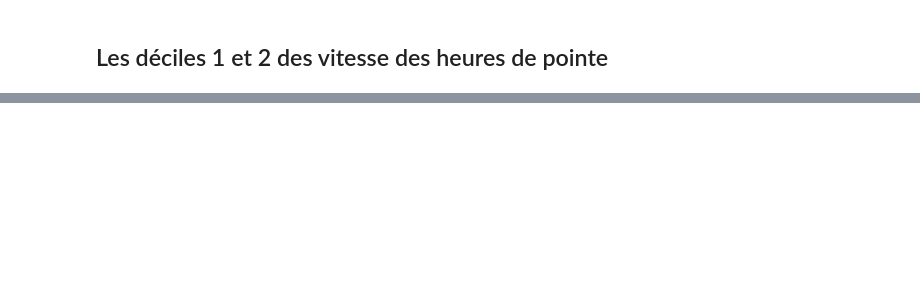
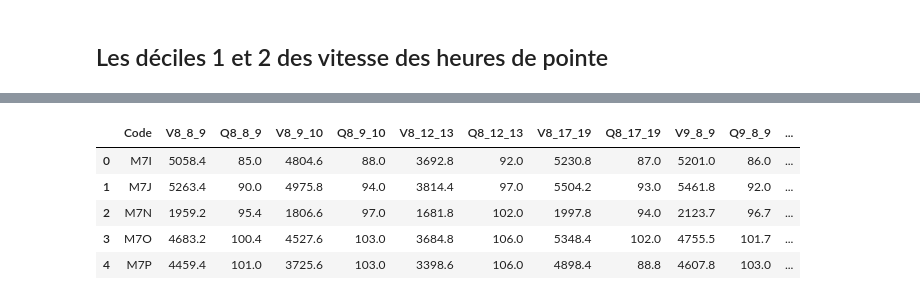
Before and after one commit to Oumayma13/Manipulation-des-donne-es-brute-de-6mn-2016, a Jupyter notebook: Data Mardi et Jeudi sans jours feries.ipynb, the cells around one changed output, grey strips where cells are left out. Saved outputs shown, nothing was run; the diff lists cells and outputs as text; code cells hidden in the pictures; blank space fills up the shorter version.

```diff
--- a/Data Mardi et Jeudi sans jours feries.ipynb
+++ b/Data Mardi et Jeudi sans jours feries.ipynb
@@ -173,0 +132,14 @@ result_deciles12.to_csv('VQ_deciles12.csv', index = False, encoding = 'utf-8')
+# %%
+# Creaons d'abords la table S qui contient le sens 1 ou 2.
+
+# Creer une liste vide
+d=[]
+tab=result.values
+for i in range(len(result)):
+    s = tab[i,0][2]
+    if (s.islower()):
+        d.append('Sens 2')
+    elif (s.isupper()):
+        d.append('Sens 1')
+    else:
+        d.append(0)
@@ -173,0 +219,27 @@ result_deciles12.to_csv('VQ_deciles12.csv', index = False, encoding = 'utf-8')
+# %%
+# Creaons d'abords la table S qui contient le sens 1 ou 2.
+
+# Creer une liste vide
+d=[]
+tab=result_deciles.values
+for i in range(len(result_deciles)):
+    s = tab[i,0][2]
+    if (s.islower()):
+        d.append('Sens 2')
+    elif (s.isupper()):
+        d.append('Sens 1')
+    else:
+        d.append(0)
+# %%
+# Colonne Contient les modalites (Sens1, Sens2) qu'on doit ajouter.
+f = pd.DataFrame({'Sens':d})
+# %%
+rslt2 = pd.concat([result_deciles, f], axis=1)
+rslt2.head()
+# %% [output]
+|  | Code | V8_8_9 | Q8_8_9 | V8_9_10 | Q8_9_10 | V8_12_13 | Q8_12_13 | V8_17_19 | Q8_17_19 | V9_8_9 | Q9_8_9 | ... |
+| 0 | M7I | 5058.4 | 85.0 | 4804.6 | 88.0 | 3692.8 | 92.0 | 5230.8 | 87.0 | 5201.0 | 86.0 | ... |
+| 1 | M7J | 5263.4 | 90.0 | 4975.8 | 94.0 | 3814.4 | 97.0 | 5504.2 | 93.0 | 5461.8 | 92.0 | ... |
+| 2 | M7N | 1959.2 | 95.4 | 1806.6 | 97.0 | 1681.8 | 102.0 | 1997.8 | 94.0 | 2123.7 | 96.7 | ... |
+| 3 | M7O | 4683.2 | 100.4 | 4527.6 | 103.0 | 3684.8 | 106.0 | 5348.4 | 102.0 | 4755.5 | 101.7 | ... |
+| 4 | M7P | 4459.4 | 101.0 | 3725.6 | 103.0 | 3398.6 | 106.0 | 4898.4 | 88.8 | 4607.8 | 103.0 | ... |
```
Also changed, not shown: parts of 23 cells of this notebook.
